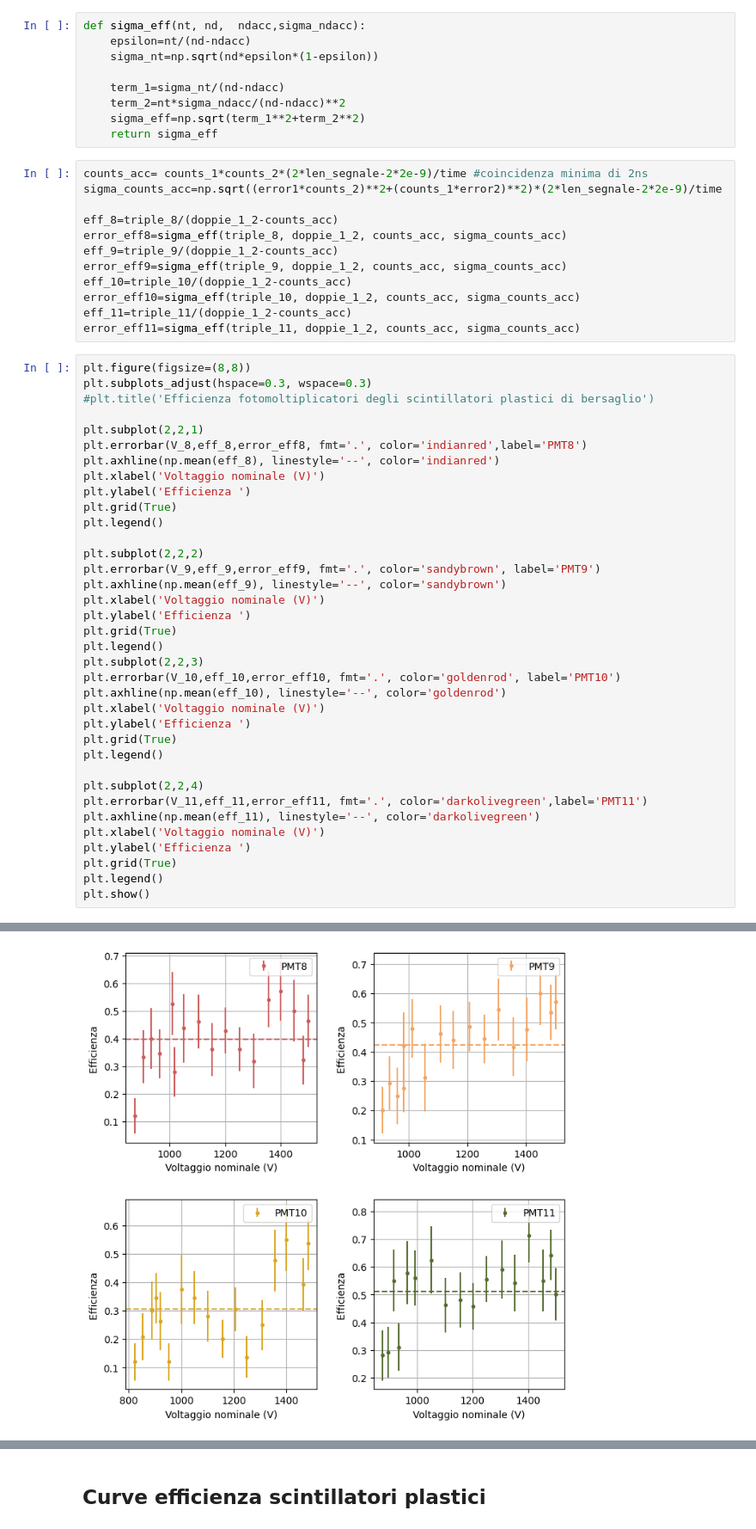
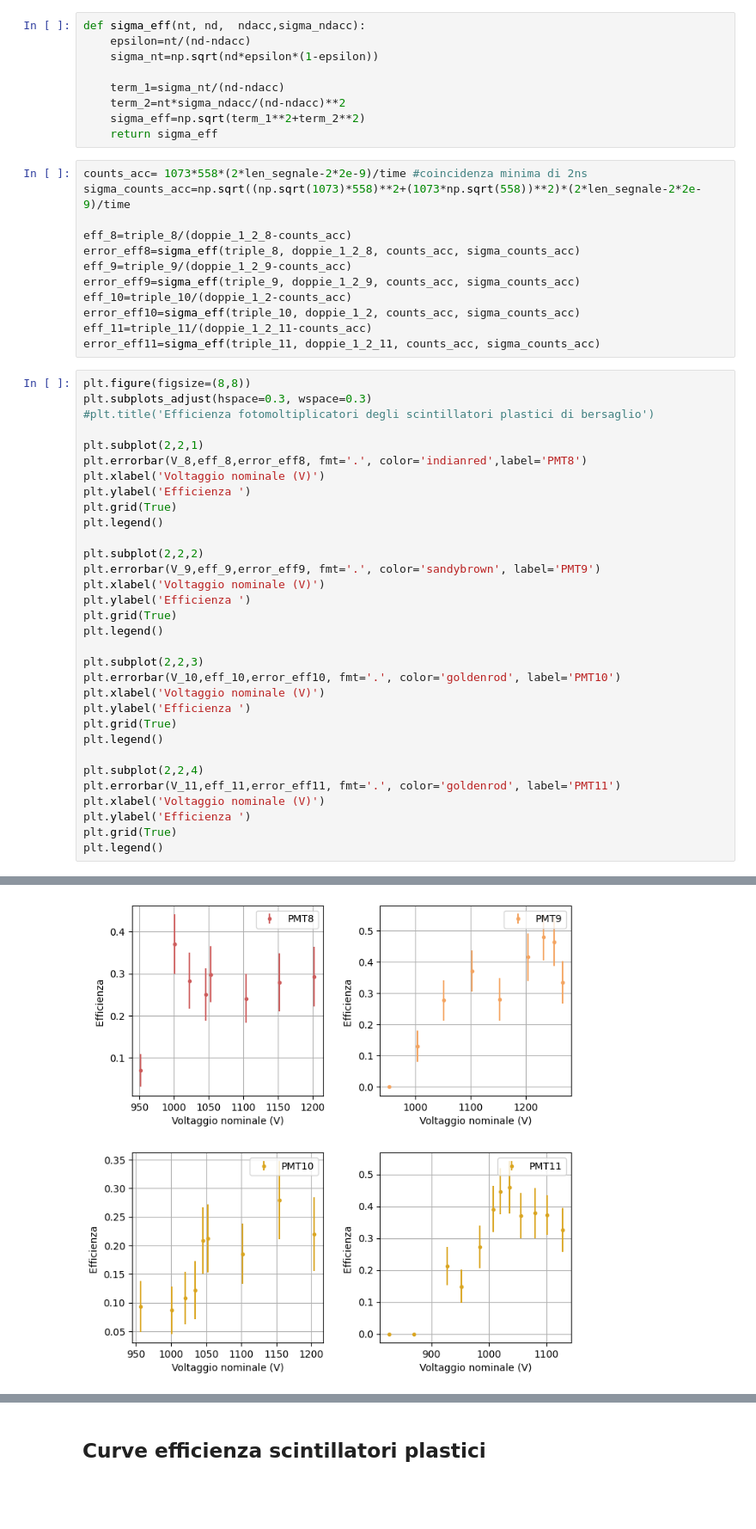
Before and after one commit to JuliaFavaro/Lab-Fund-Int, a Jupyter notebook: MuLife/Calcoli_veloci.ipynb, the cells around one changed output, grey strips where cells are left out. Shown at 86% size. Cells and saved outputs as stored; diff of their text form; blank space fills up the shorter version.

```diff
--- a/MuLife/Calcoli_veloci.ipynb
+++ b/MuLife/Calcoli_veloci.ipynb
@@ -135,17 +138,17 @@ def sigma_eff(nt, nd,  ndacc,sigma_ndacc):
     sigma_eff=np.sqrt(term_1**2+term_2**2)
     return sigma_eff
 # %%
-counts_acc= counts_1*counts_2*(2*len_segnale-2*2e-9)/time #coincidenza minima di 2ns
-sigma_counts_acc=np.sqrt((error1*counts_2)**2+(counts_1*error2)**2)*(2*len_segnale-2*2e-9)/time
+counts_acc= 1073*558*(2*len_segnale-2*2e-9)/time #coincidenza minima di 2ns
+sigma_counts_acc=np.sqrt((np.sqrt(1073)*558)**2+(1073*np.sqrt(558))**2)*(2*len_segnale-2*2e-9)/time
 
-eff_8=triple_8/(doppie_1_2-counts_acc)
-error_eff8=sigma_eff(triple_8, doppie_1_2, counts_acc, sigma_counts_acc)
-eff_9=triple_9/(doppie_1_2-counts_acc)
-error_eff9=sigma_eff(triple_9, doppie_1_2, counts_acc, sigma_counts_acc)
+eff_8=triple_8/(doppie_1_2_8-counts_acc)
+error_eff8=sigma_eff(triple_8, doppie_1_2_8, counts_acc, sigma_counts_acc)
+eff_9=triple_9/(doppie_1_2_9-counts_acc)
+error_eff9=sigma_eff(triple_9, doppie_1_2_9, counts_acc, sigma_counts_acc)
 eff_10=triple_10/(doppie_1_2-counts_acc)
 error_eff10=sigma_eff(triple_10, doppie_1_2, counts_acc, sigma_counts_acc)
-eff_11=triple_11/(doppie_1_2-counts_acc)
-error_eff11=sigma_eff(triple_11, doppie_1_2, counts_acc, sigma_counts_acc)
+eff_11=triple_11/(doppie_1_2_11-counts_acc)
+error_eff11=sigma_eff(triple_11, doppie_1_2_11, counts_acc, sigma_counts_acc)
 # %%
 plt.figure(figsize=(8,8))
 plt.subplots_adjust(hspace=0.3, wspace=0.3)
@@ -153,7 +156,6 @@ plt.subplots_adjust(hspace=0.3, wspace=0.3)
 
 plt.subplot(2,2,1)
 plt.errorbar(V_8,eff_8,error_eff8, fmt='.', color='indianred',label='PMT8')
-plt.axhline(np.mean(eff_8), linestyle='--', color='indianred')
 plt.xlabel('Voltaggio nominale (V)')
 plt.ylabel('Efficienza ')
 plt.grid(True)
@@ -161,25 +163,22 @@ plt.legend()
 
 plt.subplot(2,2,2)
 plt.errorbar(V_9,eff_9,error_eff9, fmt='.', color='sandybrown', label='PMT9')
-plt.axhline(np.mean(eff_9), linestyle='--', color='sandybrown')
 plt.xlabel('Voltaggio nominale (V)')
 plt.ylabel('Efficienza ')
 plt.grid(True)
 plt.legend()
+
 plt.subplot(2,2,3)
 plt.errorbar(V_10,eff_10,error_eff10, fmt='.', color='goldenrod', label='PMT10')
-plt.axhline(np.mean(eff_10), linestyle='--', color='goldenrod')
 plt.xlabel('Voltaggio nominale (V)')
 plt.ylabel('Efficienza ')
 plt.grid(True)
 plt.legend()
 
 plt.subplot(2,2,4)
-plt.errorbar(V_11,eff_11,error_eff11, fmt='.', color='darkolivegreen',label='PMT11')
-plt.axhline(np.mean(eff_11), linestyle='--', color='darkolivegreen')
+plt.errorbar(V_11,eff_11,error_eff11, fmt='.', color='goldenrod', label='PMT11')
 plt.xlabel('Voltaggio nominale (V)')
 plt.ylabel('Efficienza ')
 plt.grid(True)
 plt.legend()
-plt.show()
 # %% [output]
@@ -186 +186 @@ plt.show()
-[figure, old version]
+[figure, new version]
```
Also changed, not shown: parts of 15 cells of this notebook.
